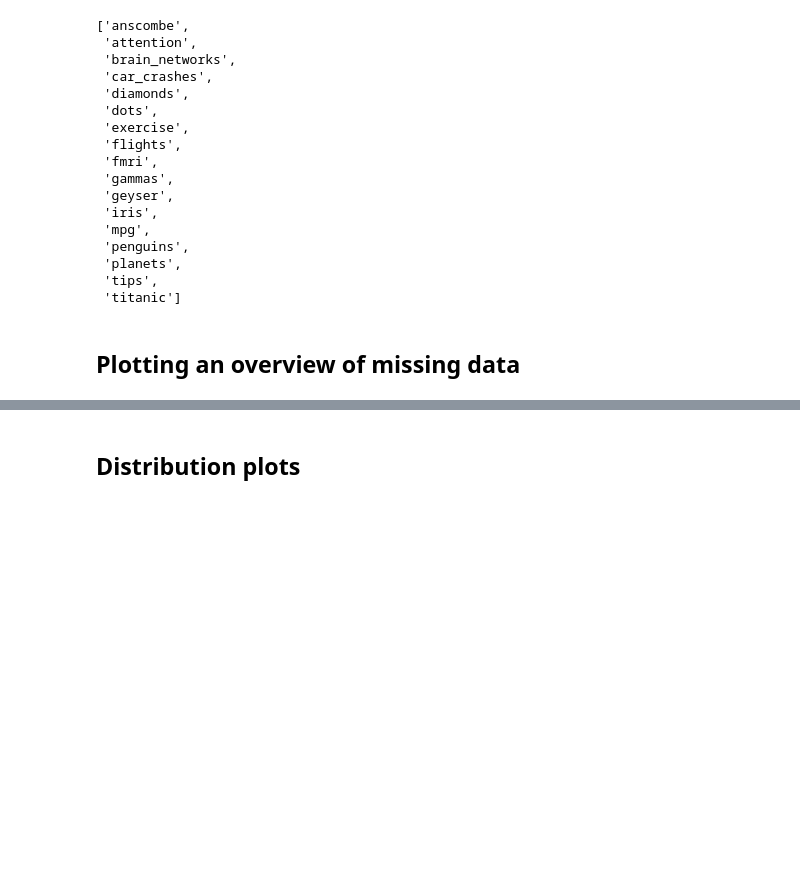
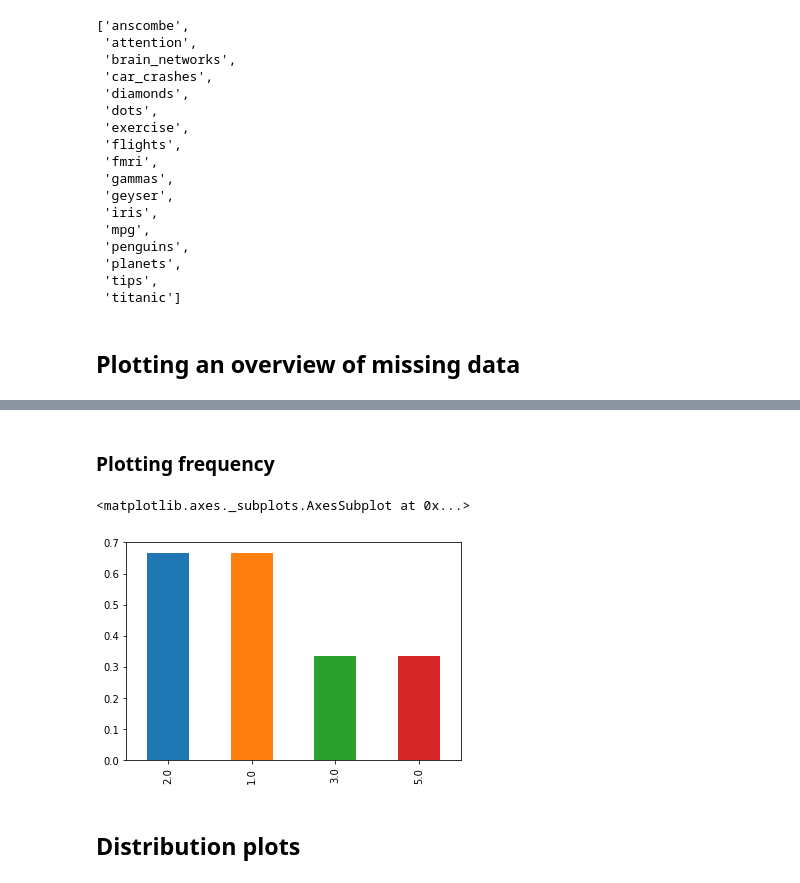
Before and after one commit to MatheusSchaly/Online-Courses, a Jupyter notebook: My_Documentation/Numpy_Pandas_Matplotlib_Seaborn_Built-in_Plotly-Cufflinks_Cloropleth.ipynb, the cells around one changed output, grey strips where cells are left out. Cells and saved outputs as stored; diff of their text form; code cells hidden in the pictures; blank space fills up the shorter version.

```diff
--- a/My_Documentation/Numpy_Pandas_Matplotlib_Seaborn_Built-in_Plotly-Cufflinks_Cloropleth.ipynb
+++ b/My_Documentation/Numpy_Pandas_Matplotlib_Seaborn_Built-in_Plotly-Cufflinks_Cloropleth.ipynb
@@ -1010,3 +1032,10 @@ sns.heatmap(miss_df.isnull(), yticklabels=False, cbar=False, cmap='viridis')
+# %% [markdown]
+### Plotting frequency
+# %%
+miss_df.replace('NaN',np.nan).stack().value_counts().apply(lambda item: item / miss_df.shape[0]).plot(kind='bar')
+# %% [output]
+<matplotlib.axes._subplots.AxesSubplot at 0x...>
+[figure, added]
 # %% [markdown]
 ## Distribution plots
 # %% [markdown]
```
Also changed, not shown: parts of 70 cells of this notebook, 4 other files.
